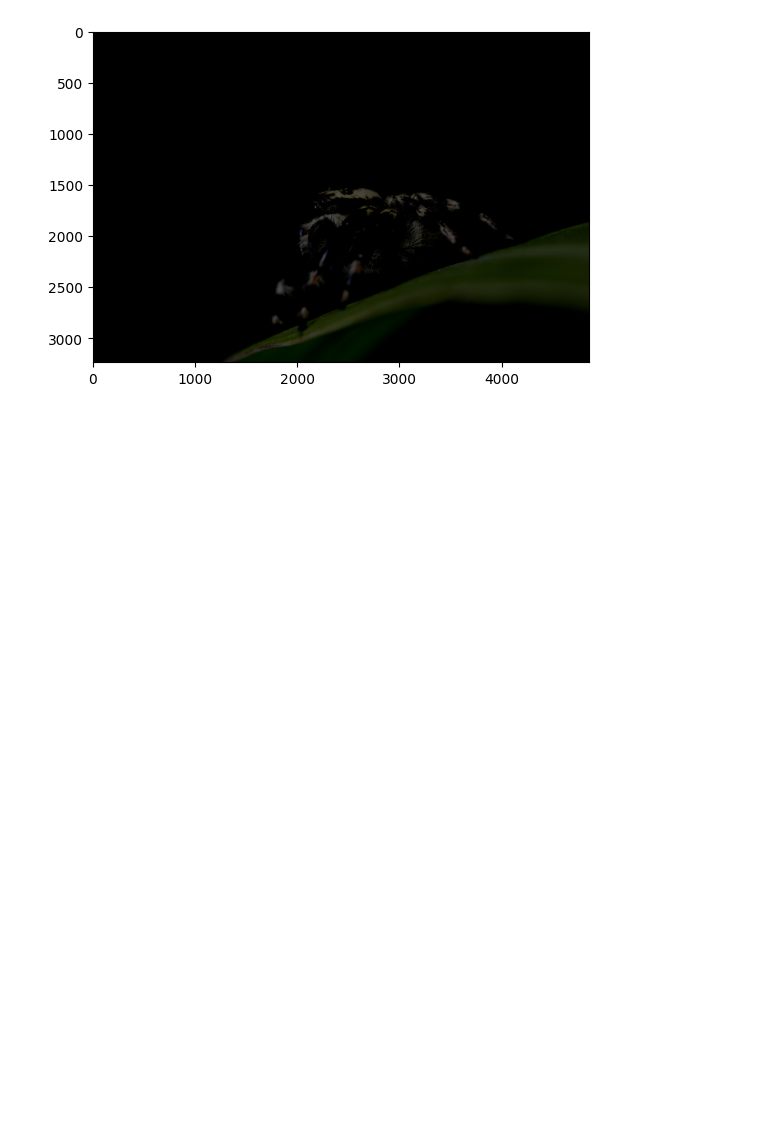
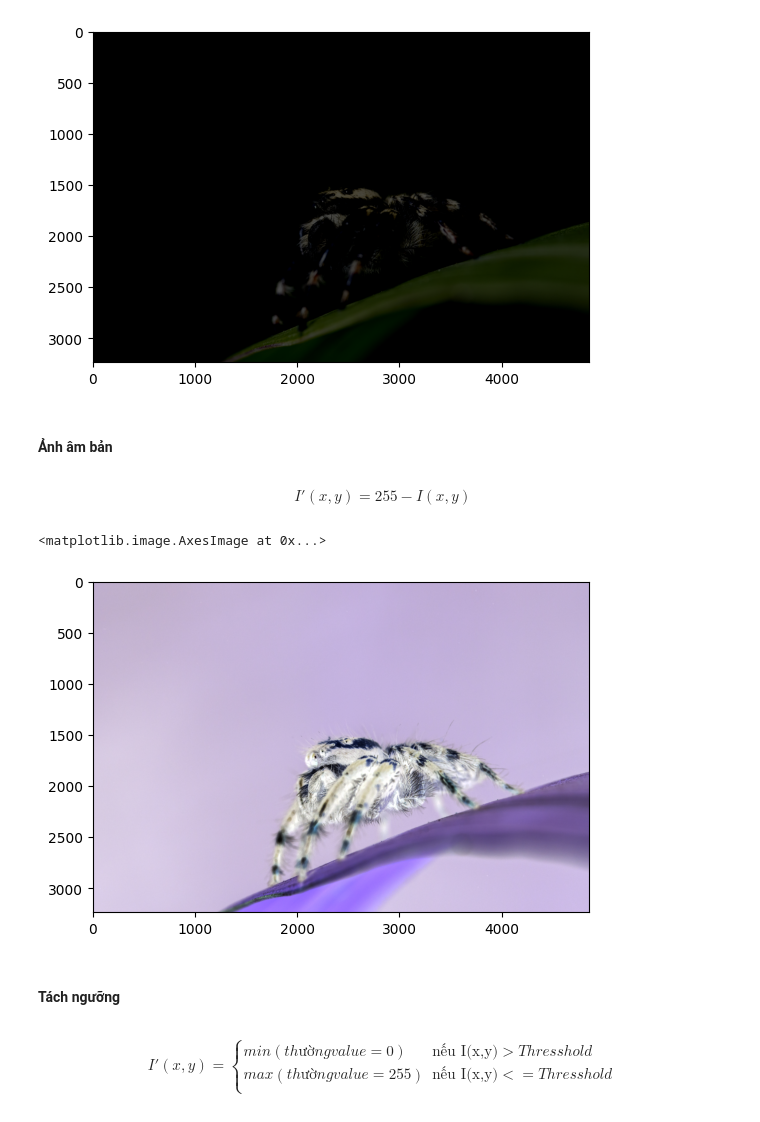
Before and after one commit to Minhdd1413/Image_Processing, a Jupyter notebook: Week1.ipynb, the cells around one changed output. Saved outputs shown, nothing was run; the diff lists cells and outputs as text; code cells hidden in the pictures; blank space fills up the shorter version.

```diff
--- a/Week1.ipynb
+++ b/Week1.ipynb
@@ -125,3 +133,29 @@ plt.imshow(img)
 # %% [output]
 <matplotlib.image.AxesImage at 0x...>
 [figure]
+# %% [markdown]
+#### Ảnh âm bản
+# %% [markdown]
+$$I'(x,y) = 255 - I(x,y)$$
+# %%
+def negative(frame):
+    for i in range(len(frame[:])):
+        for j in range(len(frame[i][:])):
+            frame[i][j] = 255 - frame[i][j]
+    return frame
+# %%
+img = cv2.imread("img03.jpeg")
+img = cv2.cvtColor(img, cv2.COLOR_BGR2RGB)
+img = negative(img)
+plt.imshow(img)
+# %% [output]
+<matplotlib.image.AxesImage at 0x...>
+[figure, added]
+# %% [markdown]
+#### Tách ngưỡng
+# %% [markdown]
+$$\begin{equation}I'(x,y) = \begin{cases}
+min (thường value = 0) & \text{nếu I(x,y)} > Thresshold \\
+max (thường value = 255) & \text{nếu I(x,y)} <= Thresshold \\
+\end{cases}
+\end{equation}$$
```
Also changed, not shown: parts of 9 cells of this notebook.
